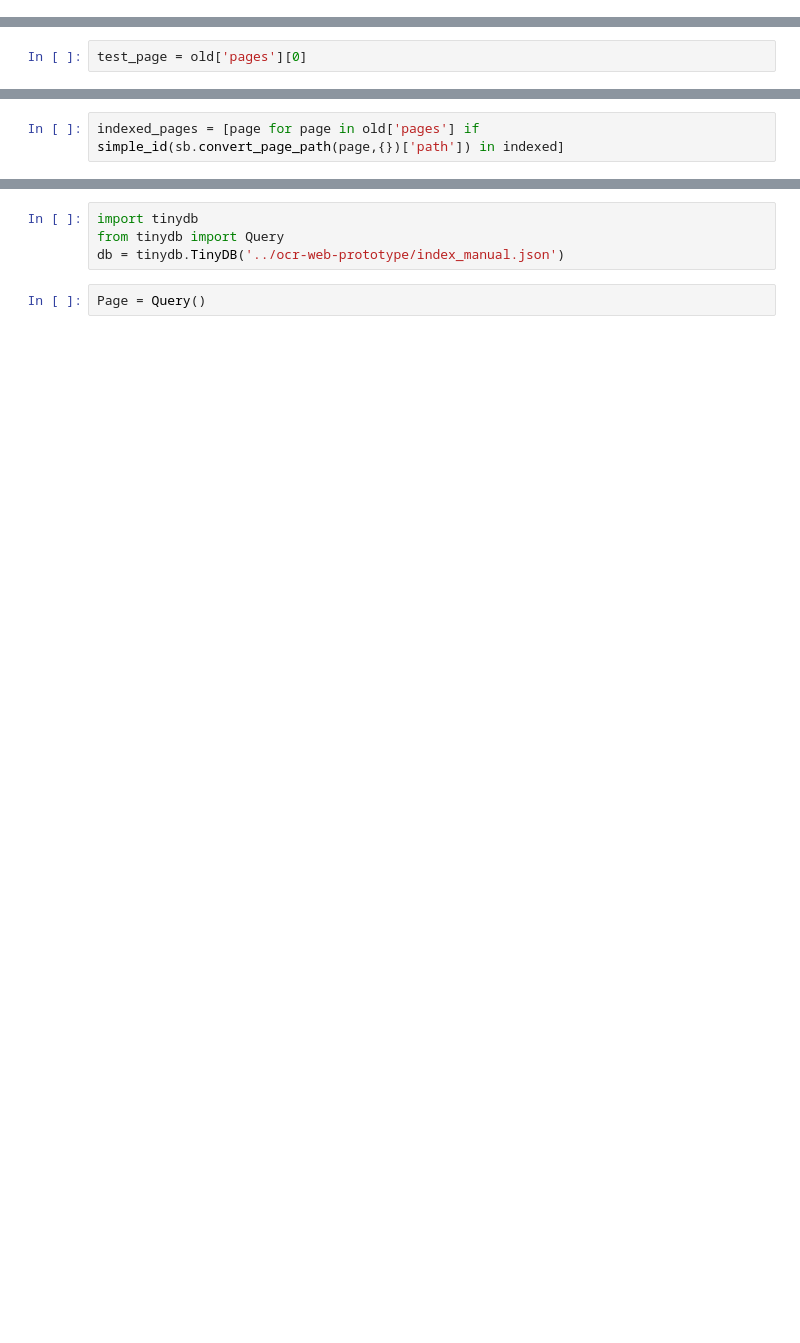
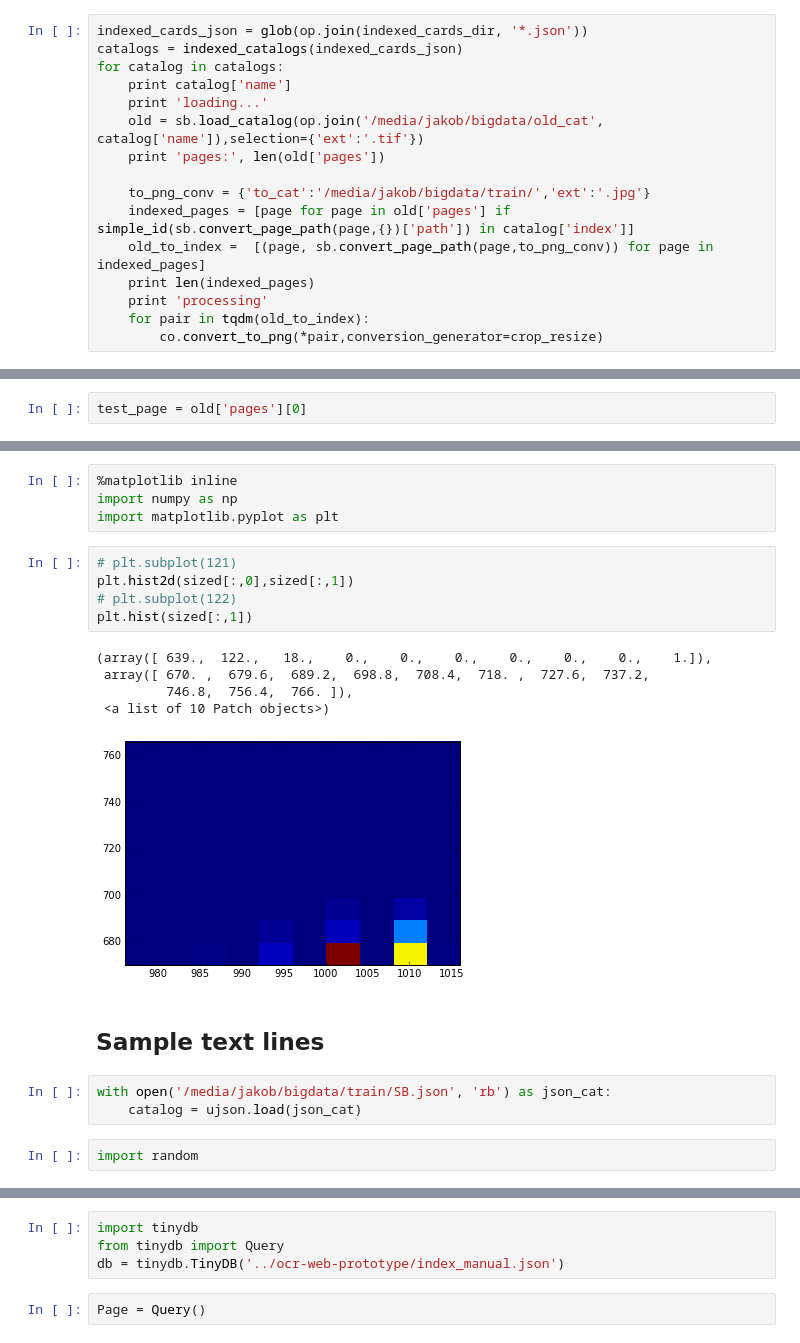
Before and after one commit to kaphka/catalog-ocr-test, a Jupyter notebook: filter_cards_with_text_index.ipynb, the cells around one changed output, grey strips where cells are left out. Drawn from its saved outputs; the diff is of its cells as text; blank space fills up the shorter version.

```diff
--- a/filter_cards_with_text_index.ipynb
+++ b/filter_cards_with_text_index.ipynb
@@ -37,0 +37,16 @@ len(old['pages'])
+# %%
+indexed_cards_json = glob(op.join(indexed_cards_dir, '*.json'))
+catalogs = indexed_catalogs(indexed_cards_json)
+for catalog in catalogs:
+    print catalog['name']
+    print 'loading...'
+    old = sb.load_catalog(op.join('/media/jakob/bigdata/old_cat', catalog['name']),selection={'ext':'.tif'})
+    print 'pages:', len(old['pages'])
+
+    to_png_conv = {'to_cat':'/media/jakob/bigdata/train/','ext':'.jpg'}
+    indexed_pages = [page for page in old['pages'] if simple_id(sb.convert_page_path(page,{})['path']) in catalog['index']]
+    old_to_index =  [(page, sb.convert_page_path(page,to_png_conv)) for page in indexed_pages]
+    print len(indexed_pages)
+    print 'processing'
+    for pair in tqdm(old_to_index):
+        co.convert_to_png(*pair,conversion_generator=crop_resize)
@@ -44,2 +84,0 @@ test_page
-# %%
-indexed_pages = [page for page in old['pages'] if simple_id(sb.convert_page_path(page,{})['path']) in indexed]
@@ -84,0 +132,22 @@ u'Bote Bock Jahre hundertfuenfundzwanzig'
+# %%
+%matplotlib inline
+import numpy as np
+import matplotlib.pyplot as plt
+# %%
+# plt.subplot(121)
+plt.hist2d(sized[:,0],sized[:,1])
+# plt.subplot(122)
+plt.hist(sized[:,1])
+# %% [output]
+(array([ 639.,  122.,   18.,    0.,    0.,    0.,    0.,    0.,    0.,    1.]),
+ array([ 670. ,  679.6,  689.2,  698.8,  708.4,  718. ,  727.6,  737.2,
+         746.8,  756.4,  766. ]),
+ <a list of 10 Patch objects>)
+[figure, added]
+# %% [markdown]
+## Sample text lines
+# %%
+with open('/media/jakob/bigdata/train/SB.json', 'rb') as json_cat:
+    catalog = ujson.load(json_cat)
+# %%
+import random
```
Also changed, not shown: parts of 31 cells of this notebook, 27 other files.
